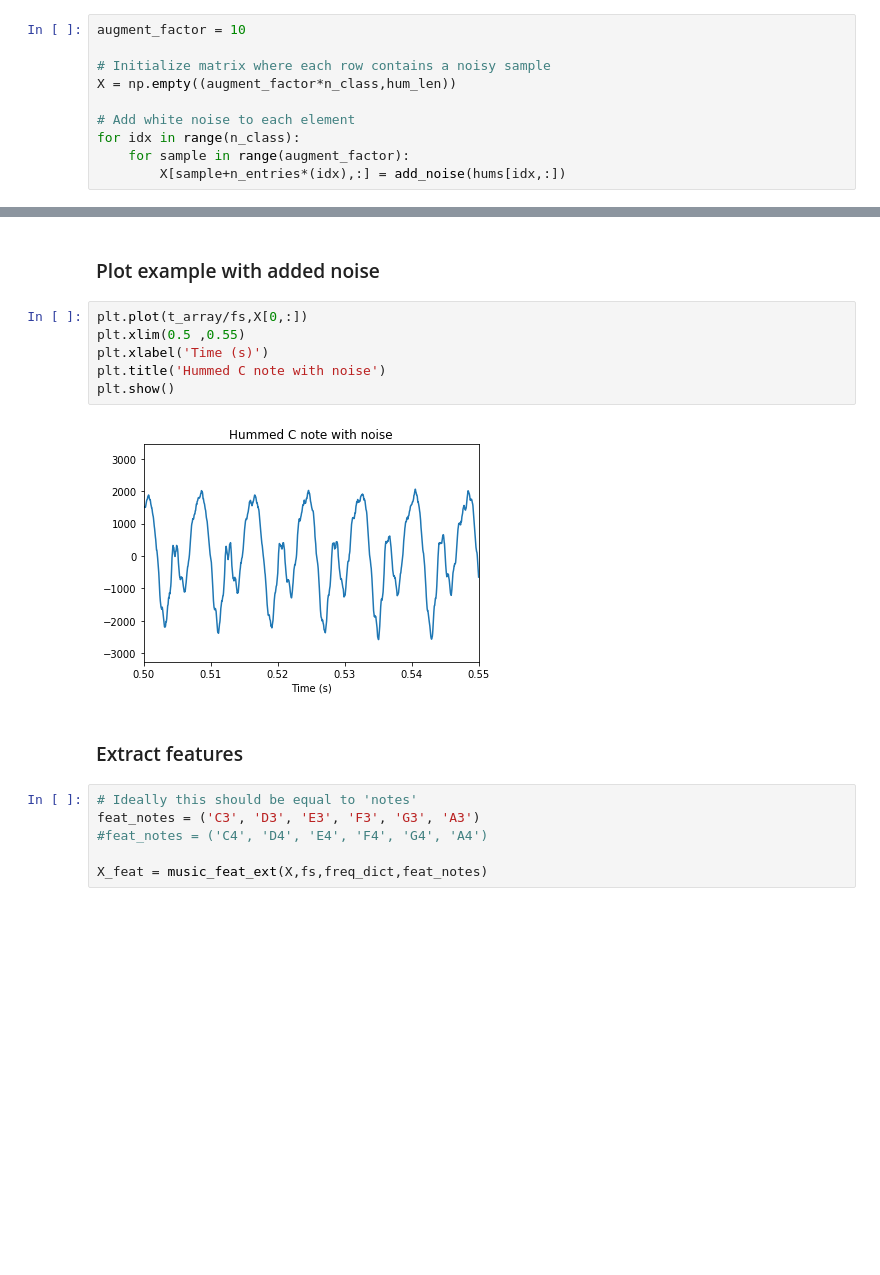
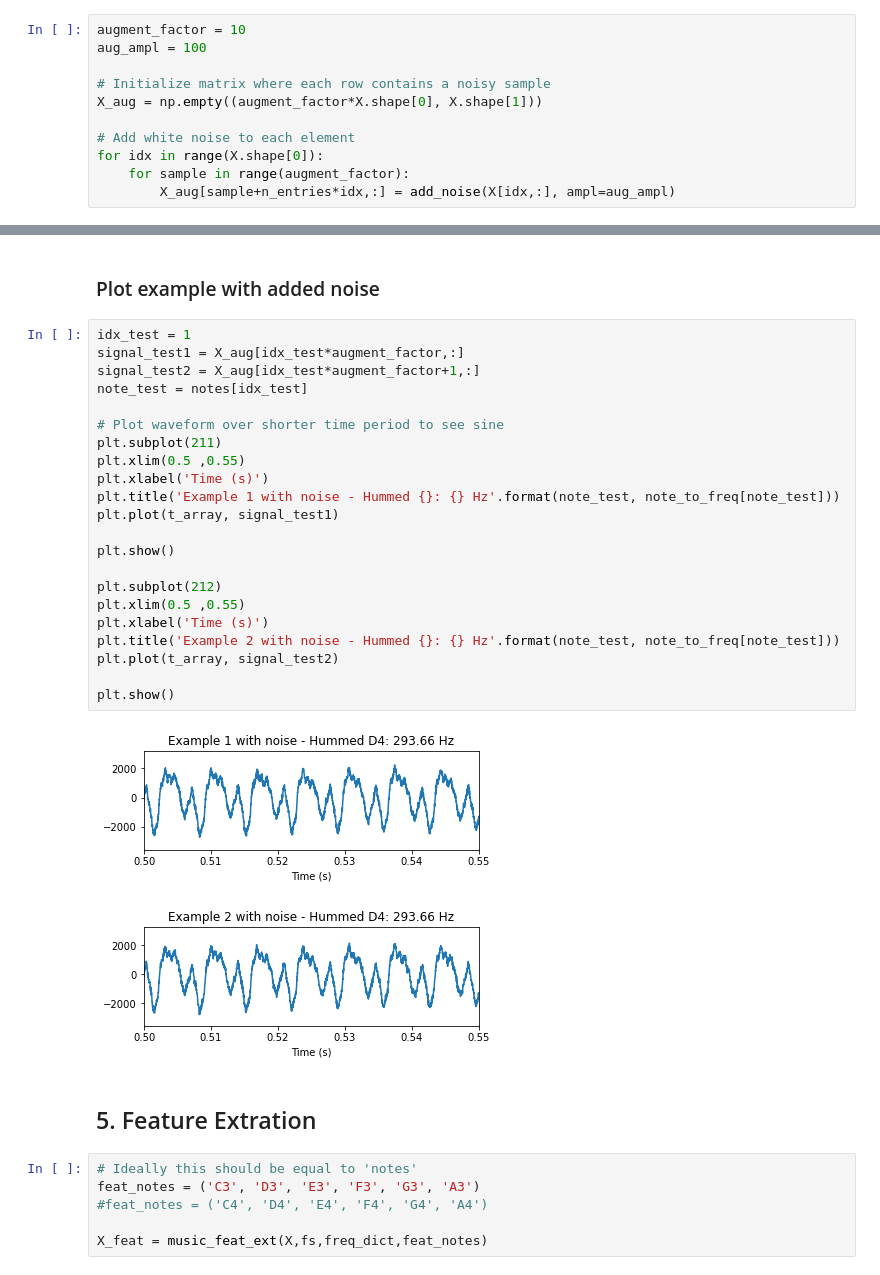
Before and after one commit to bwalsh62/note-recognition, a Jupyter notebook: notebooks/demo.ipynb, the cells around one changed output, grey strips where cells are left out. Drawn from its saved outputs; the diff is of its cells as text; blank space fills up the shorter version.

Commit message:
Updating data augmentation section

```diff
--- a/notebooks/demo.ipynb
+++ b/notebooks/demo.ipynb
@@ -130,10 +131,11 @@ Add random shifts and noise to original recordings
 # %%
 augment_factor = 10
+aug_ampl = 100
 
 # Initialize matrix where each row contains a noisy sample
-X = np.empty((augment_factor*n_class,hum_len))
+X_aug = np.empty((augment_factor*X.shape[0], X.shape[1]))
 
 # Add white noise to each element
-for idx in range(n_class):
+for idx in range(X.shape[0]):
     for sample in range(augment_factor):
-        X[sample+n_entries*(idx),:] = add_noise(hums[idx,:])
+        X_aug[sample+n_entries*idx,:] = add_noise(X[idx,:], ampl=aug_ampl)
@@ -146,15 +154,32 @@ X2.shape
 # %% [markdown]
 ### Plot example with added noise
-# %%
-plt.plot(t_array/fs,X[0,:])
-plt.xlim(0.5 ,0.55)
-plt.xlabel('Time (s)')
-plt.title('Hummed C note with noise')
-plt.show()
-# %% [output]
-[figure, removed]
-# %% [markdown]
-### Extract features
+# %%
+idx_test = 1
+signal_test1 = X_aug[idx_test*augment_factor,:]
+signal_test2 = X_aug[idx_test*augment_factor+1,:]
+note_test = notes[idx_test]
+
+# Plot waveform over shorter time period to see sine
+plt.subplot(211)
+plt.xlim(0.5 ,0.55)
+plt.xlabel('Time (s)')
+plt.title('Example 1 with noise - Hummed {}: {} Hz'.format(note_test, note_to_freq[note_test]))
+plt.plot(t_array, signal_test1)
+
+plt.show()
+
+plt.subplot(212)
+plt.xlim(0.5 ,0.55)
+plt.xlabel('Time (s)')
+plt.title('Example 2 with noise - Hummed {}: {} Hz'.format(note_test, note_to_freq[note_test]))
+plt.plot(t_array, signal_test2)
+
+plt.show()
+# %% [output]
+[figure, added]
+[figure, added]
+# %% [markdown]
+## <a id = "feat_extract"></a> 5. Feature Extration
 # %%
 # Ideally this should be equal to 'notes'
 feat_notes = ('C3', 'D3', 'E3', 'F3', 'G3', 'A3')
```
Also changed, not shown: parts of 4 cells of this notebook.
